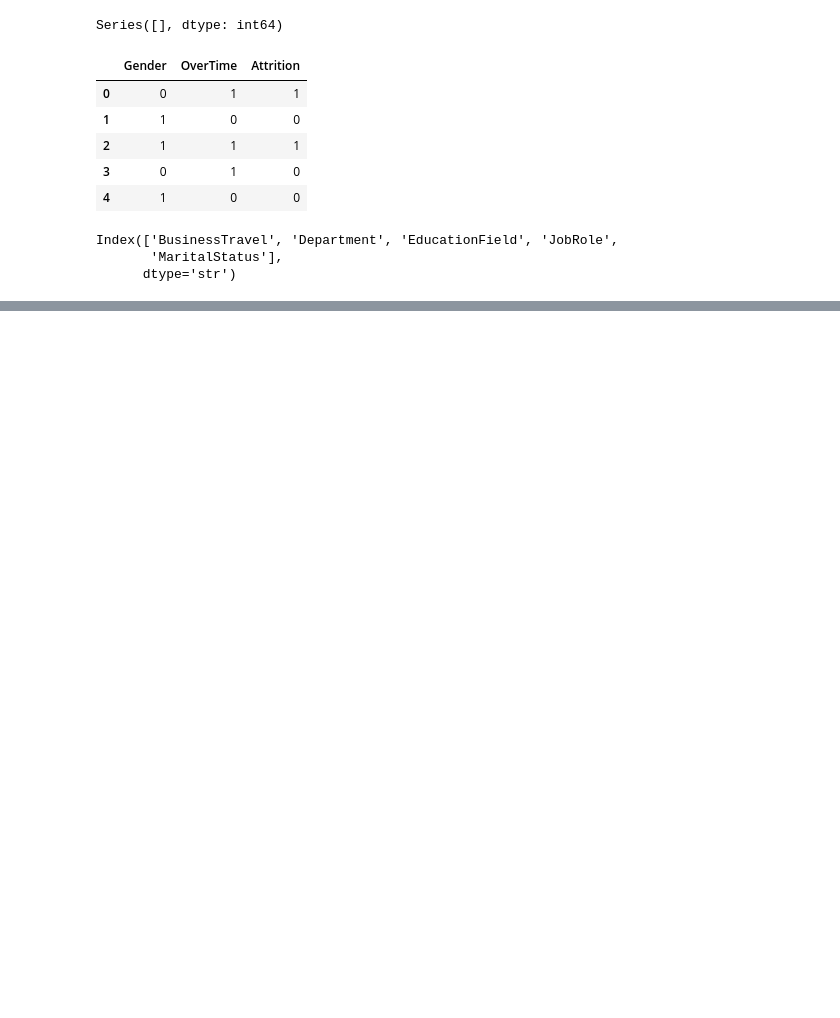
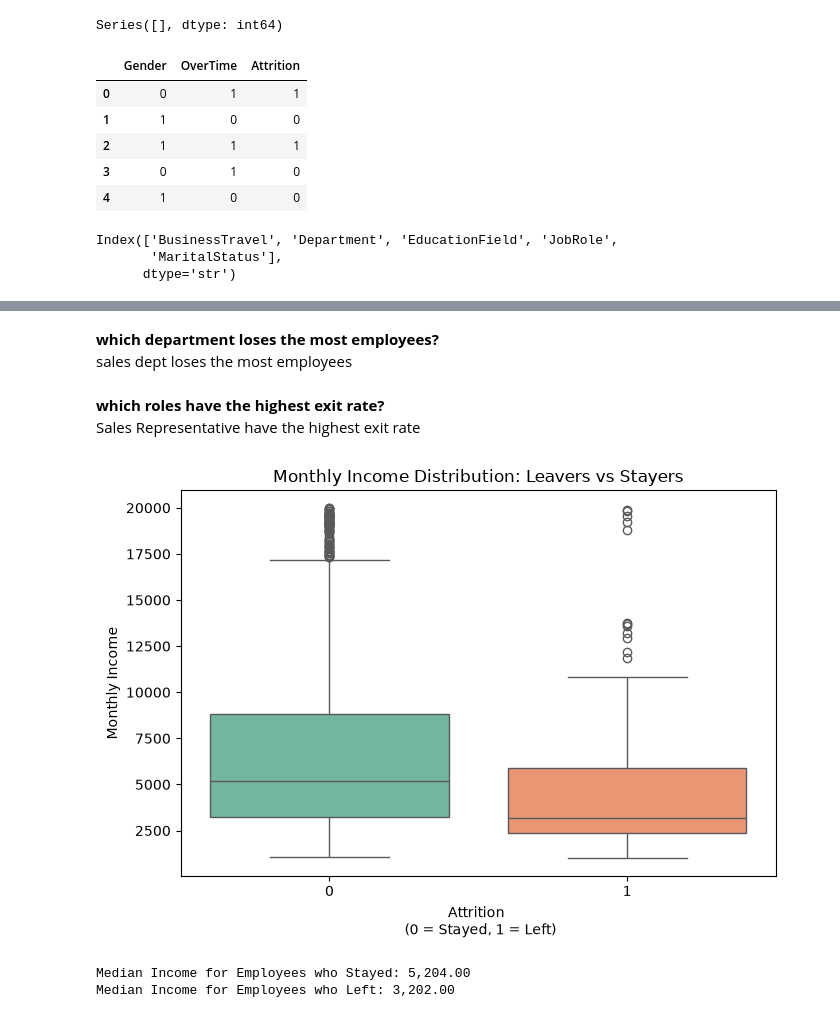
Before and after one commit to Susheyyy/ML-Projects, a Jupyter notebook: Week 2/Employee-Attrition-Prediction.ipynb, the cells around one changed output, grey strips where cells are left out. Cells and saved outputs as stored; diff of their text form; code cells hidden in the pictures; blank space fills up the shorter version.

Commit message:
analysis using graphs - eda

```diff
--- a/Week 2/Employee-Attrition-Prediction.ipynb
+++ b/Week 2/Employee-Attrition-Prediction.ipynb
@@ -182,0 +146,3 @@ gb.fit(X_train,y_train)
+# %% [markdown]
+**which department loses the most employees?**
+sales dept loses the most employees
@@ -182,0 +152,21 @@ gb.fit(X_train,y_train)
+# %% [markdown]
+**which roles have the highest exit rate?**
+Sales Representative have the highest exit rate
+# %%
+plt.figure(figsize=(7, 5))
+sns.boxplot(data=df, x="Attrition", y="MonthlyIncome", hue="Attrition", palette="Set2", legend=False)
+plt.title("Monthly Income Distribution: Leavers vs Stayers")
+plt.xlabel("Attrition \n (0 = Stayed, 1 = Left)")
+plt.ylabel("Monthly Income")
+plt.tight_layout()
+plt.savefig("charts/attrition_vs_monthly_income.png")
+plt.show()
+# %% [output]
+[figure, added]
+# %%
+median_income = df.groupby("Attrition")["MonthlyIncome"].median()
+print(f"Median Income for Employees who Stayed: {median_income[0]:,.2f}")
+print(f"Median Income for Employees who Left: {median_income[1]:,.2f}\n")
+# %% [output]
+Median Income for Employees who Stayed: 5,204.00
+Median Income for Employees who Left: 3,202.00
```
Also changed, not shown: parts of 21 cells of this notebook.
